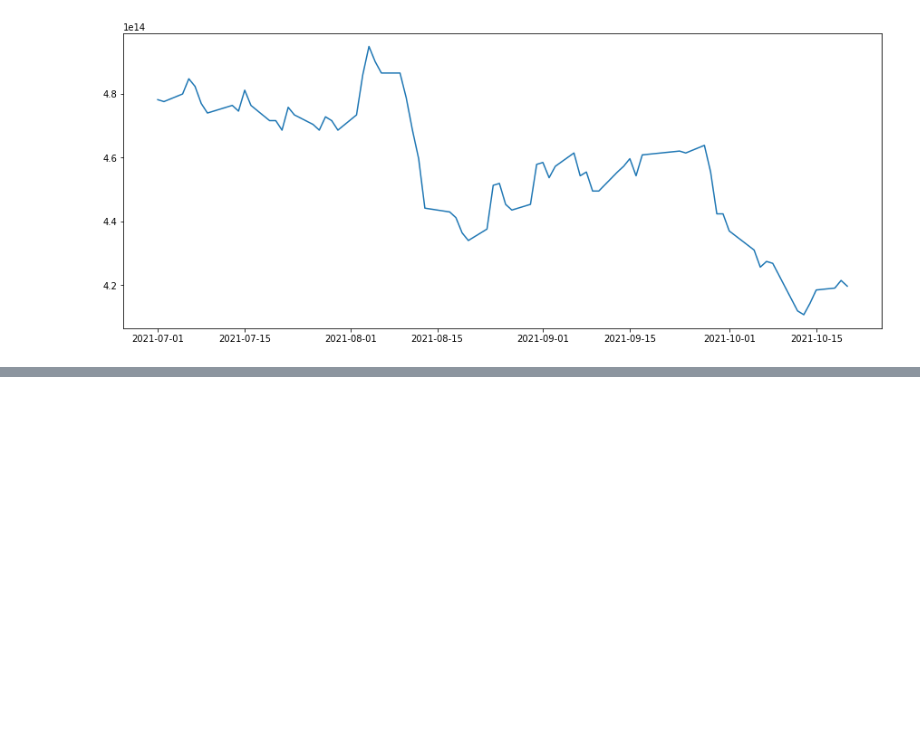
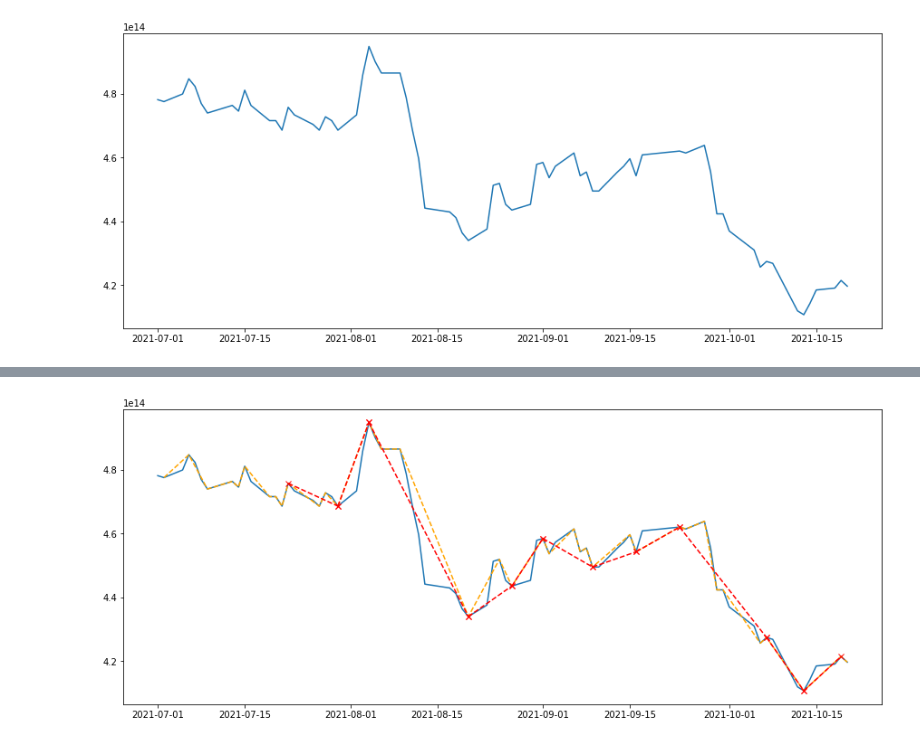
Before and after one commit to baeksumin/k-project, a Jupyter notebook: TimeSeries_trend.ipynb, the cells around one changed output, grey strips where cells are left out. Cells and saved outputs as stored; diff of their text form; code cells hidden in the pictures; blank space fills up the shorter version.

```diff
--- a/TimeSeries_trend.ipynb
+++ b/TimeSeries_trend.ipynb
@@ -91,0 +360,7 @@ plt.plot(samsung01['x'],samsung01['y'])
+# %%
+#빨간 점 X 뽑아내기
+
+red_x1 = list(result1['x1'])+ list(result1['x2'])
+red_x1 = list(set(red_x1))
+red_x1.sort()
+red_x1
@@ -91,0 +463,7 @@ plt.plot(samsung01['x'],samsung01['y'])
+# %%
+t =df2['t'] <5
+p = df2['p']<0.01
+
+
+result2 = df2[~t&~p]
+result2
@@ -91,0 +483,14 @@ plt.plot(samsung01['x'],samsung01['y'])
+# %%
+result2['m'] = np.nan
+for i in range(result2.shape[0]):
+  m = result2.iloc[i,3]- result2.iloc[i,2]
+
+
+
+  if (m>0):
+    result2.iloc[i,6] = 1
+  elif (m<0):
+    result2.iloc[i,6] = -1
+  else :
+    result2.iloc[i,6] = 0
+result2
@@ -91,0 +510,12 @@ plt.plot(samsung01['x'],samsung01['y'])
+# %%
+plt.figure(figsize=(15,6))
+plt.plot(samsung01['x'],samsung01['y'])
+plt.plot(x,y, color = "orange", linestyle = "--")
+#plt.scatter(x,y)
+for i in range(result2.shape[0]):
+  x1 = list(result2.iloc[i,:2])
+  y1 = list(result2.iloc[i,2:4])
+  plt.plot(x1,y1, "rx--")
+plt.show()
+# %% [output]
+[figure, added]
```
Also changed, not shown: parts of 31 cells of this notebook.
